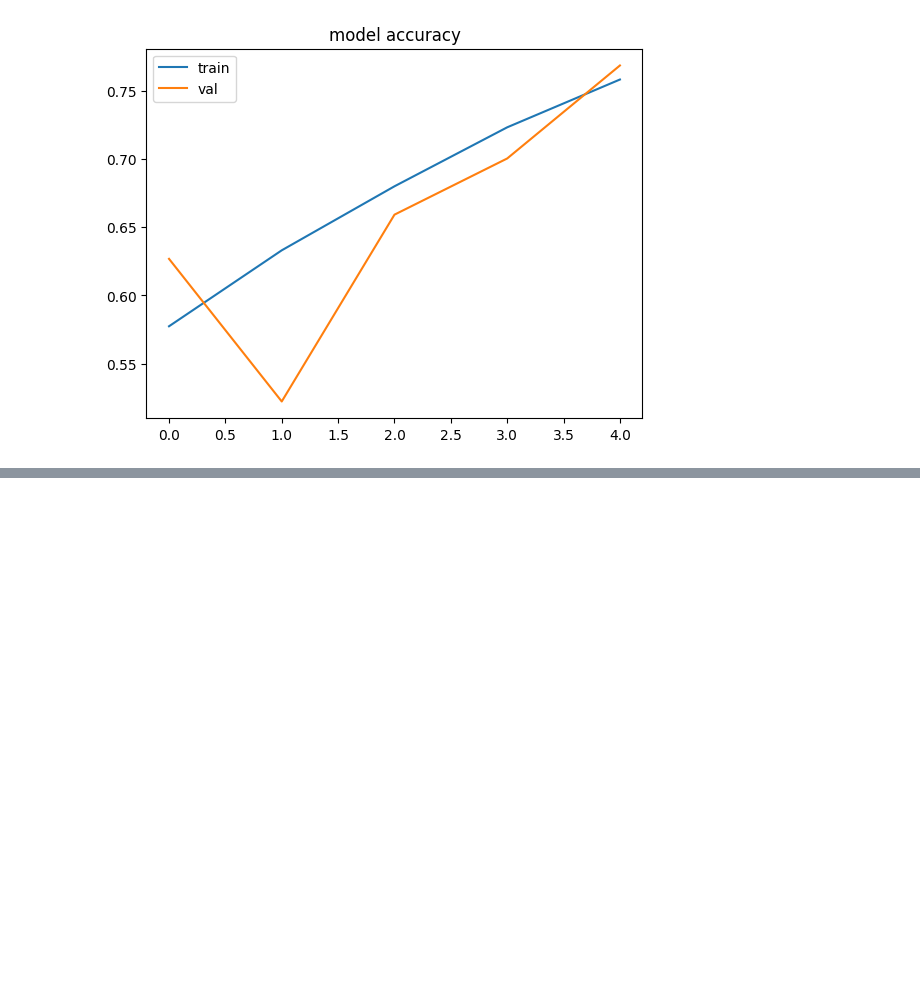
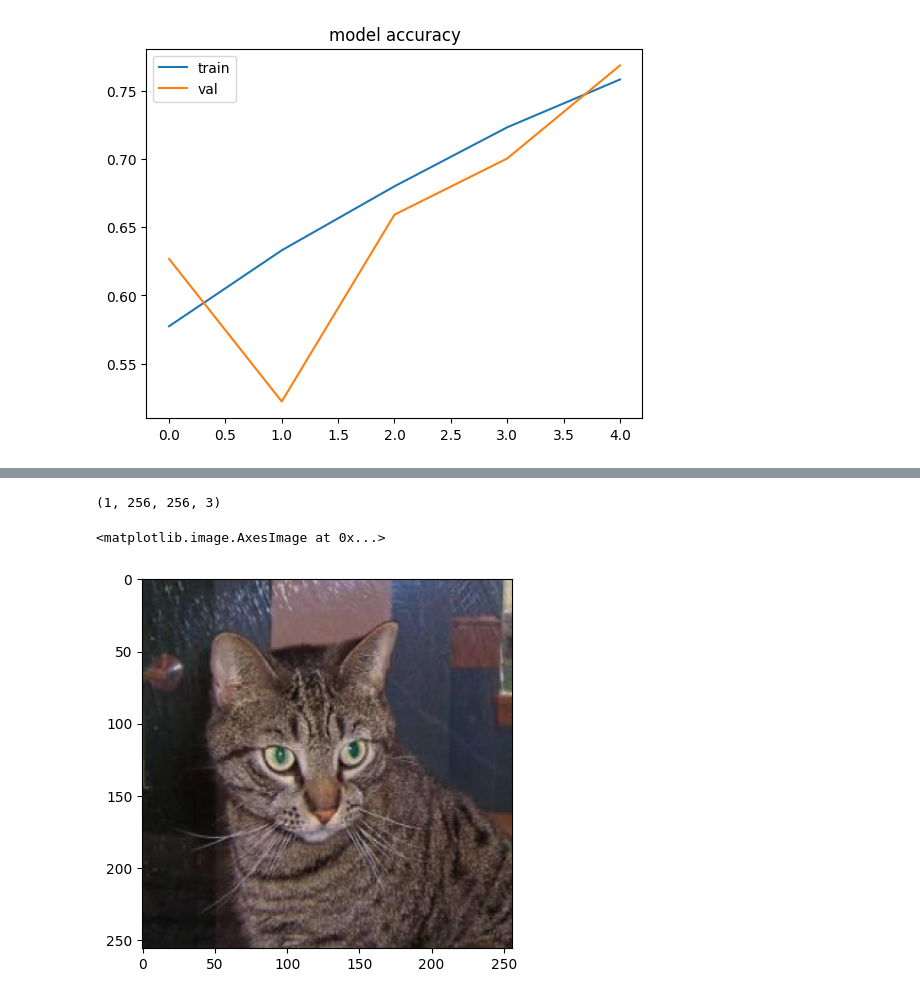
Before and after one commit to ParamAhuja/DL_Notebooks, a Jupyter notebook: ImageClassifierCNN.ipynb, the cells around one changed output, grey strips where cells are left out. Drawn from its saved outputs; the diff is of its cells as text; code cells hidden in the pictures; blank space fills up the shorter version.

```diff
--- a/ImageClassifierCNN.ipynb
+++ b/ImageClassifierCNN.ipynb
@@ -271,0 +291,9 @@ plt.show()
+# %%
+image = cv2.resize(image, (256,256))
+image = image.reshape((1, 256, 256, 3))
+print(image.shape)
+plt.imshow(image[0])
+# %% [output]
+(1, 256, 256, 3)
+<matplotlib.image.AxesImage at 0x...>
+[figure, added]
```
Also changed, not shown: parts of 5 cells of this notebook.
